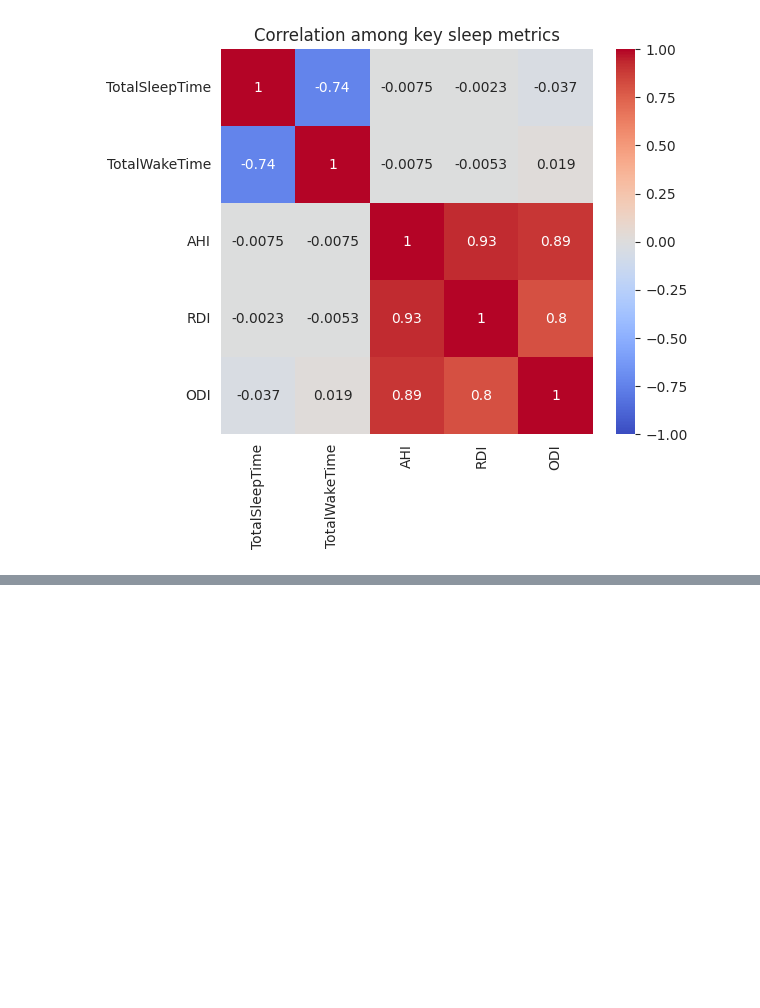
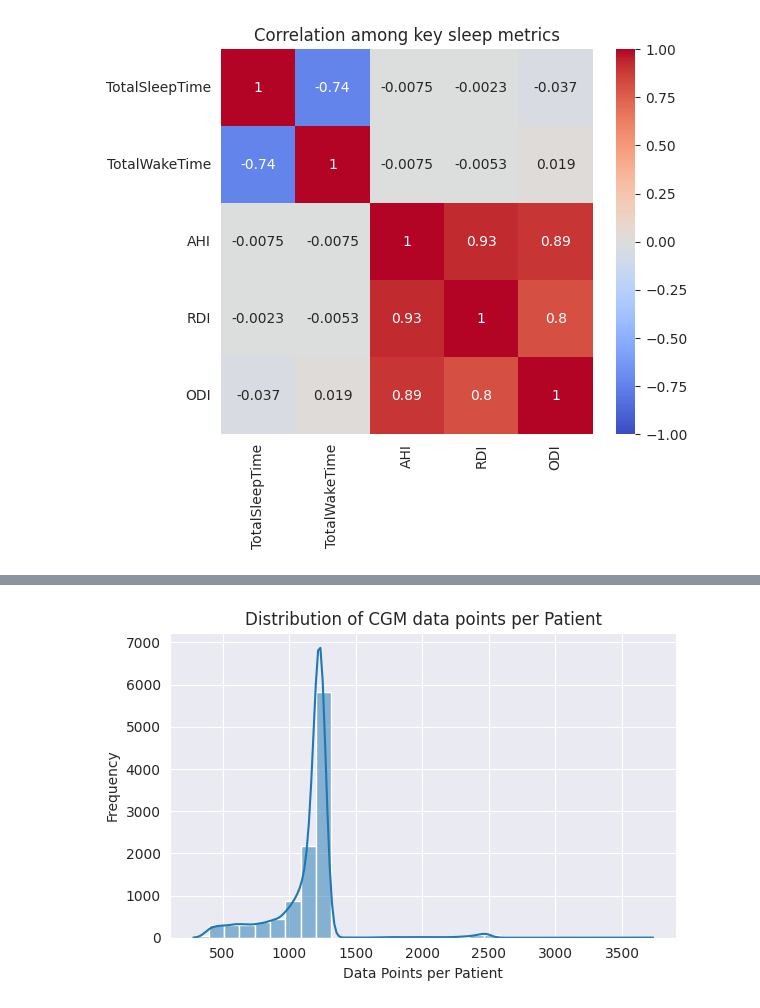
Before and after one commit to gavrielhan/MSc_Thesis, a Jupyter notebook: analysis_sleep.ipynb, the cells around one changed output, grey strips where cells are left out. Cells and saved outputs as stored; diff of their text form; code cells hidden in the pictures; blank space fills up the shorter version.

```diff
--- a/analysis_sleep.ipynb
+++ b/analysis_sleep.ipynb
@@ -139,0 +179,10 @@ Min count: 281
+# %%
+plt.figure(figsize=(6,4))
+sns.histplot(data=df_datapoint_n, x='numbers', bins=30, kde=True)
+plt.title('Distribution of CGM data points per Patient')
+plt.xlabel('Data Points per Patient')
+plt.ylabel('Frequency')
+plt.tight_layout()
+plt.show()
+# %% [output]
+[figure, added]
```
Also changed, not shown: parts of 13 cells of this notebook.
